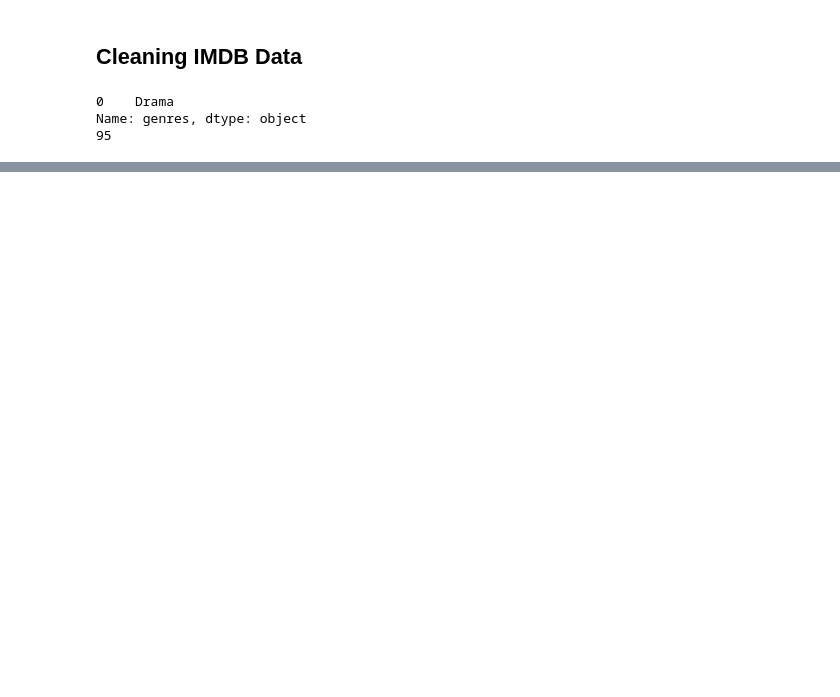
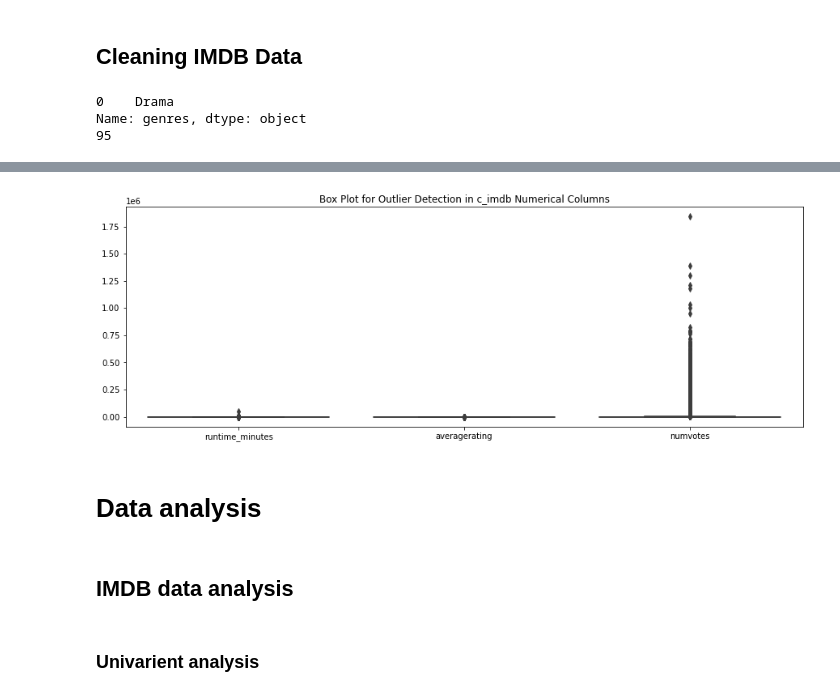
Before and after one commit to kaula12/GroupTwo_PhaseTwo_Project, a Jupyter notebook: student.ipynb, the cells around one changed output, grey strips where cells are left out. Saved outputs shown, nothing was run; the diff lists cells and outputs as text; code cells hidden in the pictures; blank space fills up the shorter version.

```diff
--- a/student.ipynb
+++ b/student.ipynb
@@ -438,3 +534,14 @@ averagerating      0
 dtype: int64
+# %%
+# Outlier Detection
+figsize = (15, 5)
+plt.figure(figsize=figsize)
+sns.boxplot(data=c_imdb[['runtime_minutes', 'averagerating', 'numvotes']])
+plt.title('Box Plot for Outlier Detection in c_imdb Numerical Columns')
+plt.show()
+# %% [output]
+[figure, added]
 # %%
 # imdb_df.to_csv('cleaned_imdb_data.csv', index=False)
+# %% [markdown]
+# Data analysis
@@ -440,0 +553,4 @@ dtype: int64
+# %% [markdown]
+## IMDB data analysis
+# %% [markdown]
+### Univarient analysis
```
Also changed, not shown: parts of 59 cells of this notebook.
